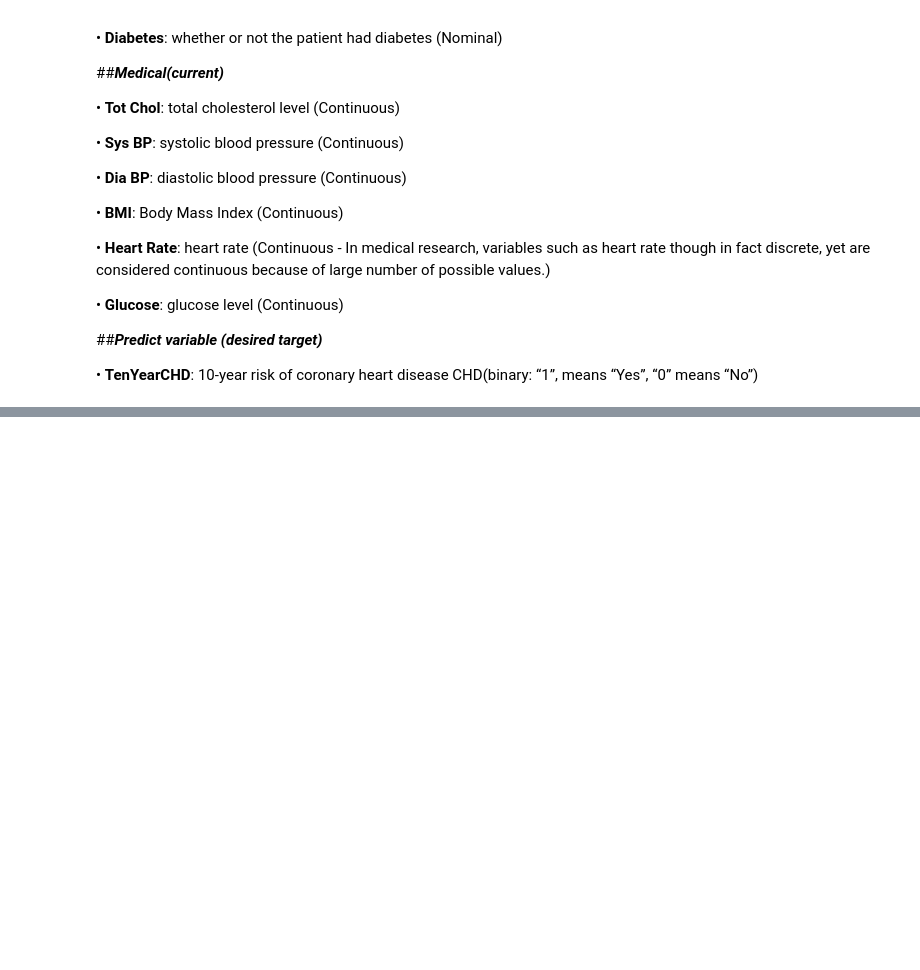
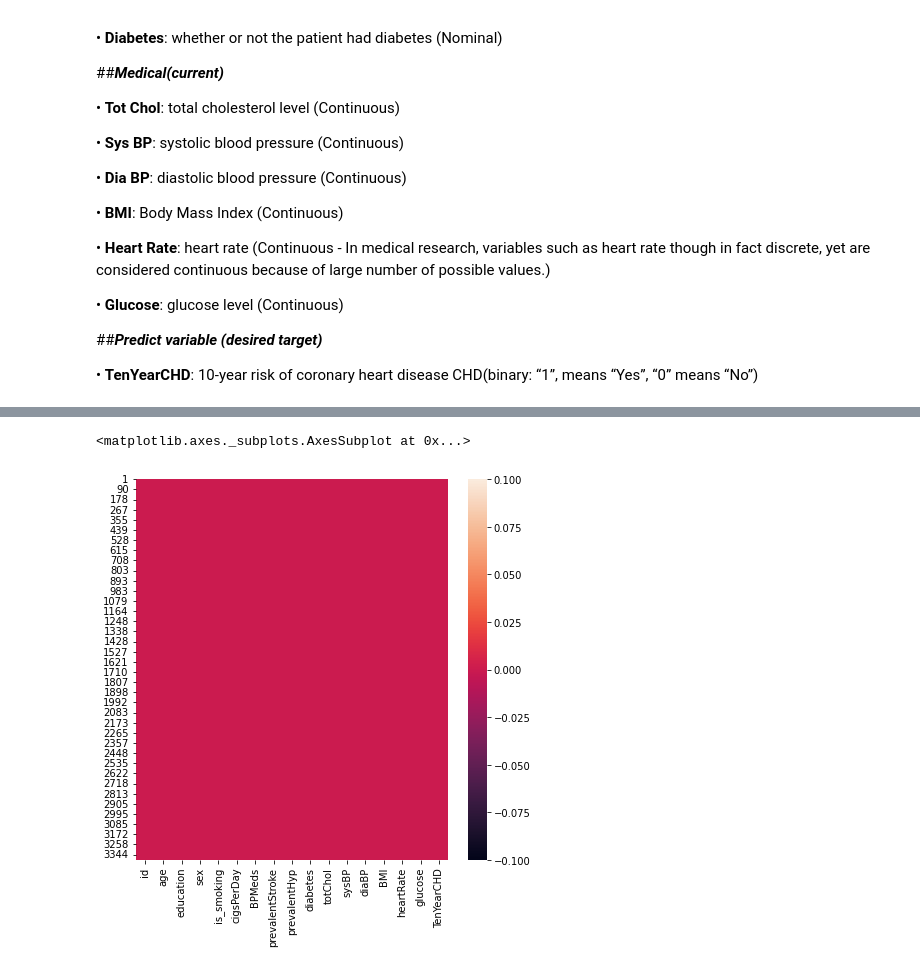
Before and after one commit to Manass20/Cardiovascular-risk-prediction-Manas, a Jupyter notebook: Cardiovascular_risk_prediction_Manas.ipynb, the cells around one changed output, grey strips where cells are left out. Cells and saved outputs as stored; diff of their text form; code cells hidden in the pictures; blank space fills up the shorter version.

```diff
--- a/Cardiovascular_risk_prediction_Manas.ipynb
+++ b/Cardiovascular_risk_prediction_Manas.ipynb
@@ -306,0 +208,10 @@ Senior age groups (> 59 years) are relatively at much higher risk for cardiovasc
+# %%
+df.dropna(inplace=True)
+# %%
+# Plotting the heatmap for missing values
+missing_values = df.isnull()
+plt.figure(figsize=(7,7))
+sns.heatmap(missing_values)
+# %% [output]
+<matplotlib.axes._subplots.AxesSubplot at 0x...>
+[figure, added]
```
Also changed, not shown: parts of 84 cells of this notebook.
